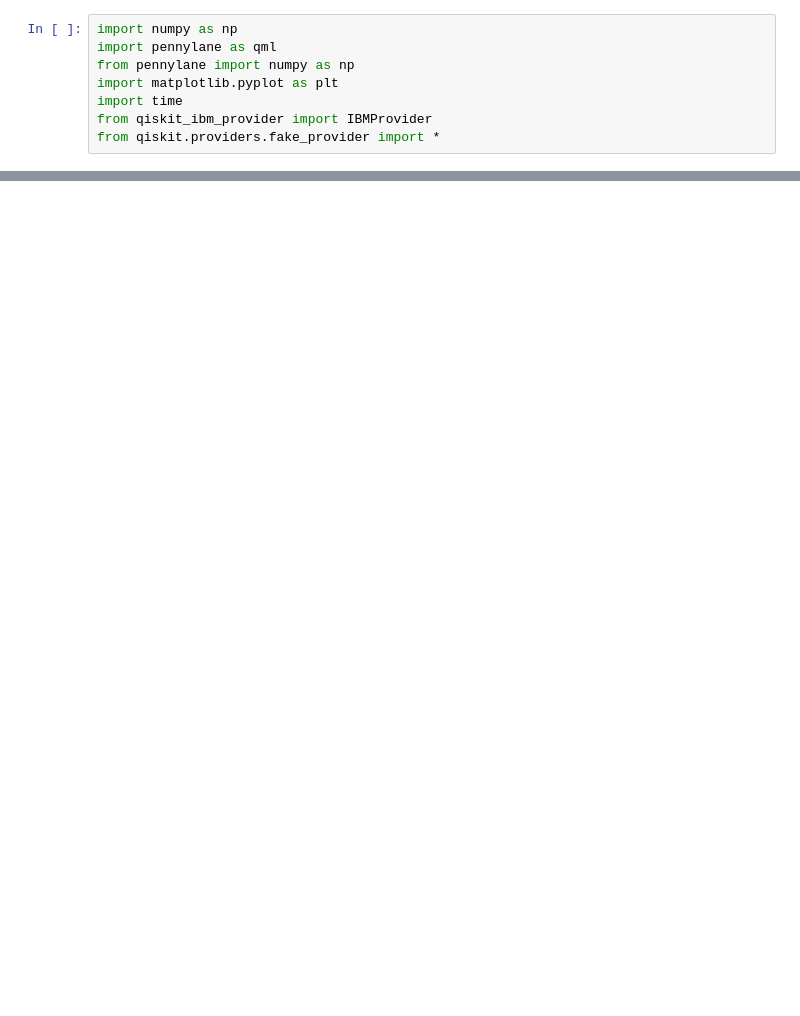
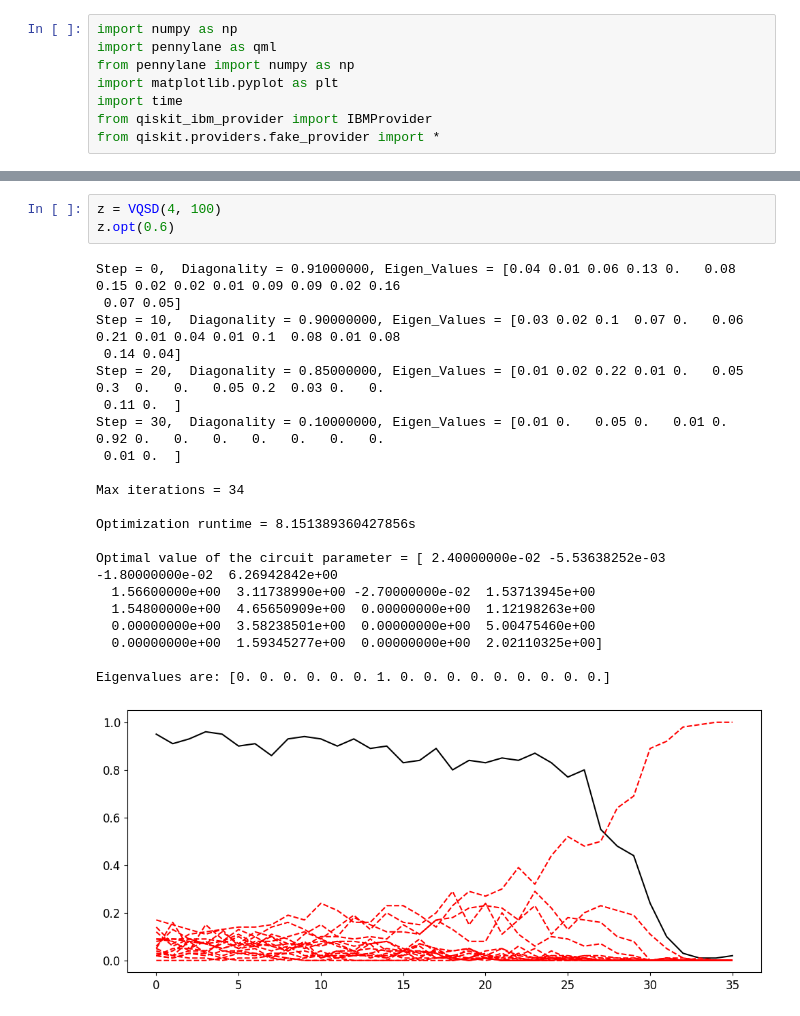
Before and after one commit to JoanArrow/VQA-Benchmarking-Project, a Jupyter notebook: VQSD/VQSD_inhouseansatz.ipynb, the cells around one changed output, grey strips where cells are left out. Saved outputs shown, nothing was run; the diff lists cells and outputs as text; blank space fills up the shorter version.

```diff
--- a/VQSD/VQSD_inhouseansatz.ipynb
+++ b/VQSD/VQSD_inhouseansatz.ipynb
@@ -526,0 +352,25 @@ param
+# %%
+z = VQSD(4, 100)
+z.opt(0.6)
+# %% [output]
+Step = 0,  Diagonality = 0.91000000, Eigen_Values = [0.04 0.01 0.06 0.13 0.   0.08 0.15 0.02 0.02 0.01 0.09 0.09 0.02 0.16
+ 0.07 0.05]
+Step = 10,  Diagonality = 0.90000000, Eigen_Values = [0.03 0.02 0.1  0.07 0.   0.06 0.21 0.01 0.04 0.01 0.1  0.08 0.01 0.08
+ 0.14 0.04]
+Step = 20,  Diagonality = 0.85000000, Eigen_Values = [0.01 0.02 0.22 0.01 0.   0.05 0.3  0.   0.   0.05 0.2  0.03 0.   0.
+ 0.11 0.  ]
+Step = 30,  Diagonality = 0.10000000, Eigen_Values = [0.01 0.   0.05 0.   0.01 0.   0.92 0.   0.   0.   0.   0.   0.   0.
+ 0.01 0.  ]
+
+Max iterations = 34
+
+Optimization runtime = 8.151389360427856s
+
+Optimal value of the circuit parameter = [ 2.40000000e-02 -5.53638252e-03 -1.80000000e-02  6.26942842e+00
+  1.56600000e+00  3.11738990e+00 -2.70000000e-02  1.53713945e+00
+  1.54800000e+00  4.65650909e+00  0.00000000e+00  1.12198263e+00
+  0.00000000e+00  3.58238501e+00  0.00000000e+00  5.00475460e+00
+  0.00000000e+00  1.59345277e+00  0.00000000e+00  2.02110325e+00]
+
+Eigenvalues are: [0. 0. 0. 0. 0. 0. 1. 0. 0. 0. 0. 0. 0. 0. 0. 0.]
+[figure, added]
```
Also changed, not shown: parts of 64 cells of this notebook.
